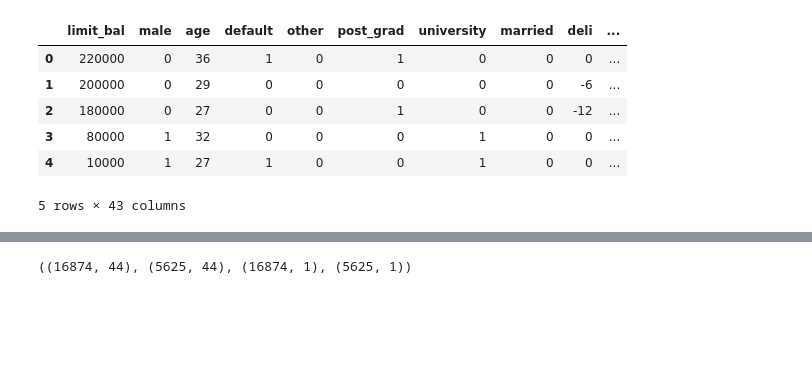
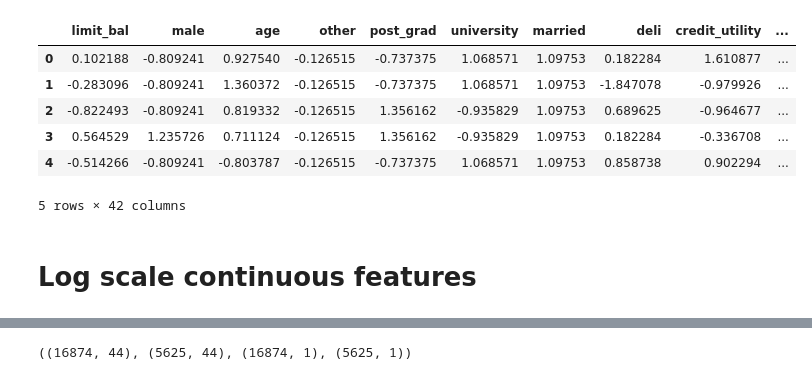
Before and after one commit to SlimHintz/credit-card-default-detection, a Jupyter notebook: notebooks/inGridsearchofGreatness.ipynb, the cells around one changed output, grey strips where cells are left out. Saved outputs shown, nothing was run; the diff lists cells and outputs as text; code cells hidden in the pictures; blank space fills up the shorter version.

```diff
--- a/notebooks/inGridsearchofGreatness.ipynb
+++ b/notebooks/inGridsearchofGreatness.ipynb
@@ -46,18 +47,21 @@ filterwarnings('ignore')
 %matplotlib inline
 # %%
 # import data
-df = pd.read_csv('../data/holdout_compatible_train.csv')
-df.head()
+df_train = pd.read_csv('../data/holdout_compatible_train.csv')
+df_holdout = pd.read_csv('../data/holdout_final.csv')
+df_holdout.head()
 # %% [output]
-|  | limit_bal | male | age | default | other | post_grad | university | married | deli | ... |
-| 0 | 220000 | 0 | 36 | 1 | 0 | 1 | 0 | 0 | 0 | ... |
-| 1 | 200000 | 0 | 29 | 0 | 0 | 0 | 0 | 0 | -6 | ... |
-| 2 | 180000 | 0 | 27 | 0 | 0 | 1 | 0 | 0 | -12 | ... |
-| 3 | 80000 | 1 | 32 | 0 | 0 | 0 | 1 | 0 | 0 | ... |
-| 4 | 10000 | 1 | 27 | 1 | 0 | 0 | 1 | 0 | 0 | ... |
+|  | limit_bal | male | age | other | post_grad | university | married | deli | credit_utility | ... |
+| 0 | 0.102188 | -0.809241 | 0.927540 | -0.126515 | -0.737375 | 1.068571 | 1.09753 | 0.182284 | 1.610877 | ... |
+| 1 | -0.283096 | -0.809241 | 1.360372 | -0.126515 | -0.737375 | 1.068571 | 1.09753 | -1.847078 | -0.979926 | ... |
+| 2 | -0.822493 | -0.809241 | 0.819332 | -0.126515 | 1.356162 | -0.935829 | 1.09753 | 0.689625 | -0.964677 | ... |
+| 3 | 0.564529 | 1.235726 | 0.711124 | -0.126515 | 1.356162 | -0.935829 | 1.09753 | 0.182284 | -0.336708 | ... |
+| 4 | -0.514266 | -0.809241 | -0.803787 | -0.126515 | -0.737375 | 1.068571 | 1.09753 | 0.858738 | 0.902294 | ... |
-5 rows × 43 columns
+5 rows × 42 columns
 # %%
 poly_2 = PolynomialFeatures()
+# %% [markdown]
+# Log scale continuous features
 # %%
 to_scale = [
     'limit_bal',
```
Also changed, not shown: parts of 26 cells of this notebook, 1 other file.
